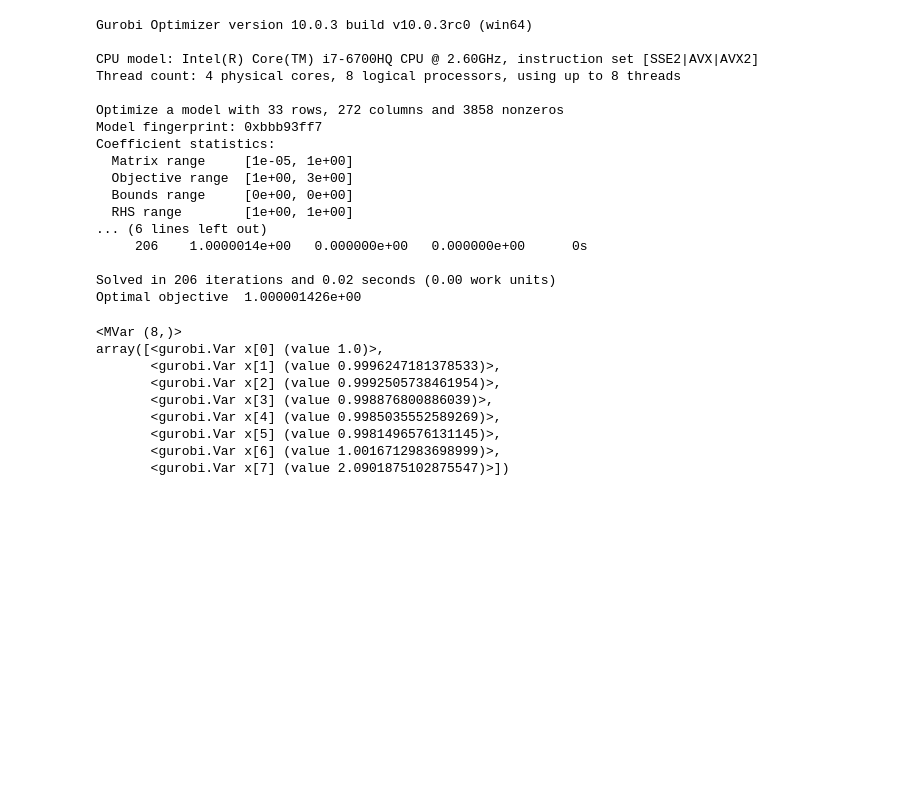
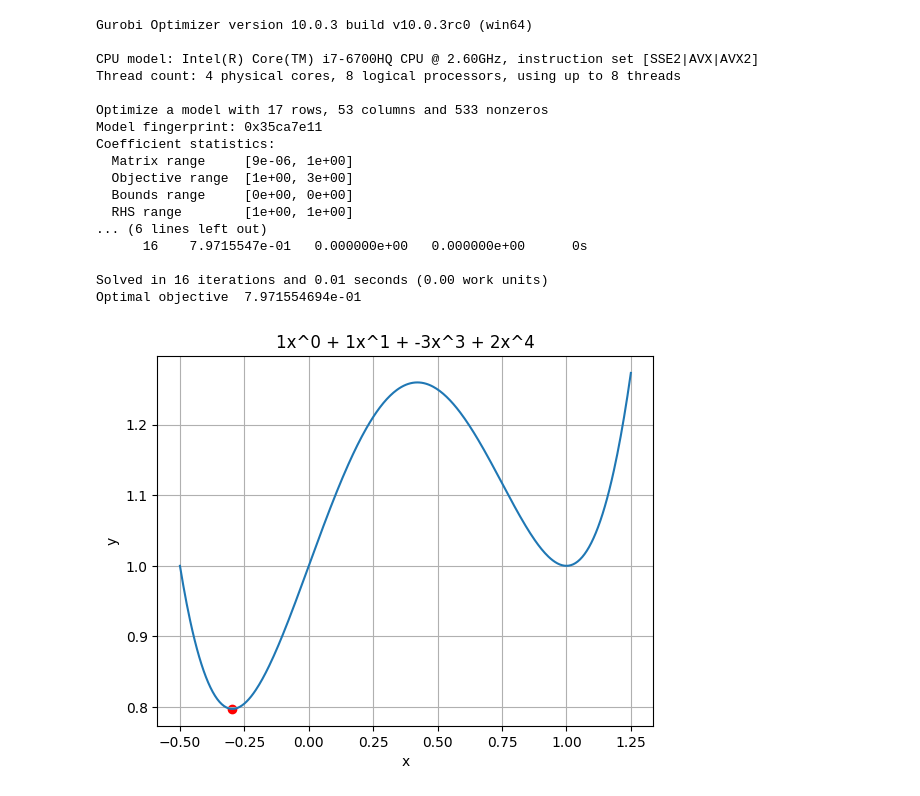
Before and after one commit to touzov1012/poly-solve-lp, a Jupyter notebook: src/example.ipynb, the cells around one changed output. Cells and saved outputs as stored; diff of their text form; code cells hidden in the pictures; blank space fills up the shorter version.

Commit message:
added plots to example

```diff
--- a/src/example.ipynb
+++ b/src/example.ipynb
@@ -1,60 +1,46 @@
 # %%
+%matplotlib inline
+
 import code
 
 import numpy as np
 import gurobipy as gp
 
+# create the model
 model = code.model.Model(
     n = 1,
     k_half = 3,
     k_upper = 7,
     socp = False,
 )
 
+# set the objective: 1 + x - 3x^3 + 2x^4
 model.set_objective([
     (1, [0]),
     (1, [1]),
     (-3, [3]),
     (2, [4]),
 ])
 
-model.add_cone(
-    'x - 0.1 >= 0',
-    localizer = [
-        (-0.1, [0]),
-        (1, [1])
-    ],
-    inequality = True,
-    socp = False,
-)
+model.optimize(100)
 
-model.optimize(200)
-
-model.vars_x
+model.plot([-0.5,1.25])
 # %% [output]
 Gurobi Optimizer version 10.0.3 build v10.0.3rc0 (win64)
 
 CPU model: Intel(R) Core(TM) i7-6700HQ CPU @ 2.60GHz, instruction set [SSE2|AVX|AVX2]
 Thread count: 4 physical cores, 8 logical processors, using up to 8 threads
 
-Optimize a model with 33 rows, 272 columns and 3858 nonzeros
-Model fingerprint: 0xbbb93ff7
+Optimize a model with 17 rows, 53 columns and 533 nonzeros
+Model fingerprint: 0x35ca7e11
 Coefficient statistics:
-  Matrix range     [1e-05, 1e+00]
+  Matrix range     [9e-06, 1e+00]
   Objective range  [1e+00, 3e+00]
   Bounds range     [0e+00, 0e+00]
   RHS range        [1e+00, 1e+00]
 ... (6 lines left out)
-     206    1.0000014e+00   0.000000e+00   0.000000e+00      0s
+      16    7.9715547e-01   0.000000e+00   0.000000e+00      0s
 
-Solved in 206 iterations and 0.02 seconds (0.00 work units)
-Optimal objective  1.000001426e+00
+Solved in 16 iterations and 0.01 seconds (0.00 work units)
+Optimal objective  7.971554694e-01
-<MVar (8,)>
-array([<gurobi.Var x[0] (value 1.0)>,
-       <gurobi.Var x[1] (value 0.9996247181378533)>,
-       <gurobi.Var x[2] (value 0.9992505738461954)>,
-       <gurobi.Var x[3] (value 0.998876800886039)>,
-       <gurobi.Var x[4] (value 0.9985035552589269)>,
-       <gurobi.Var x[5] (value 0.9981496576131145)>,
-       <gurobi.Var x[6] (value 1.0016712983698999)>,
-       <gurobi.Var x[7] (value 2.0901875102875547)>])
+[figure, added]
```
Also changed, not shown: parts of 1 cell of this notebook, 3 other files.
